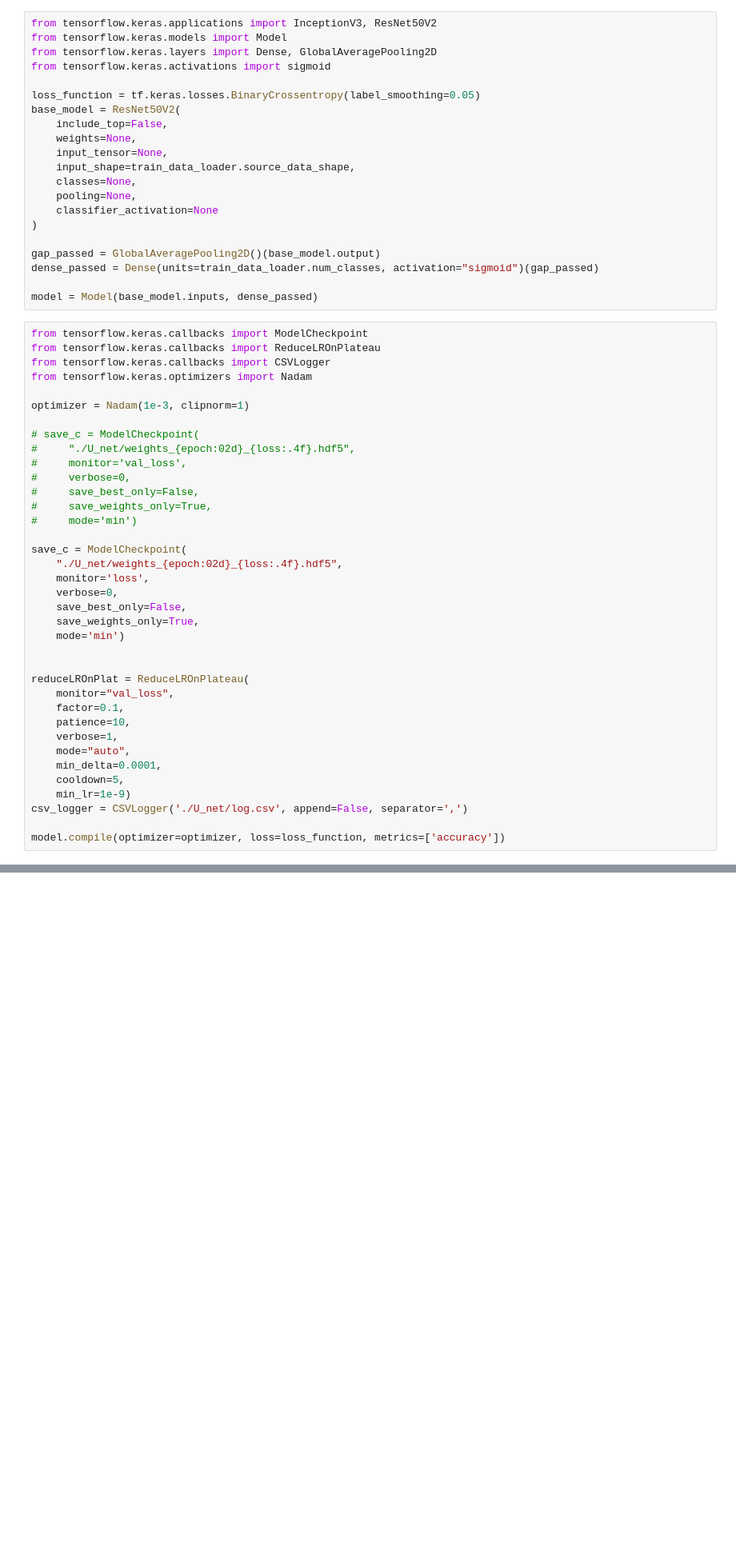
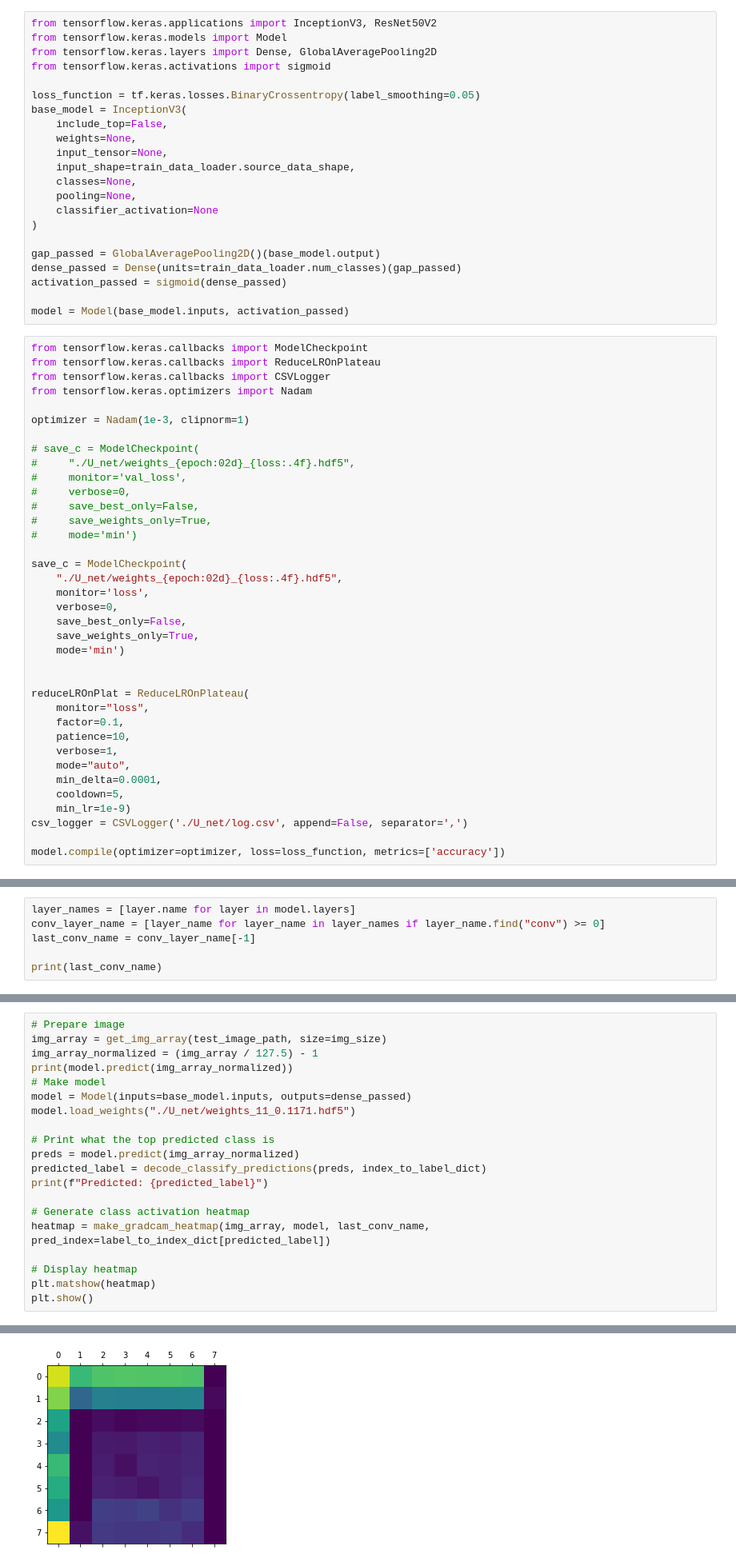
Before and after one commit to tobeor3009/pix2pix_mono_seg, a Jupyter notebook: grad_cam_test.ipynb, the cells around one changed output, grey strips where cells are left out. Shown: that part at 80% size. Cells and saved outputs as stored; diff of their text form; blank space fills up the shorter version.

```diff
--- a/grad_cam_test.ipynb
+++ b/grad_cam_test.ipynb
@@ -42,7 +42,7 @@ from tensorflow.keras.layers import Dense, GlobalAveragePooling2D
 from tensorflow.keras.activations import sigmoid
 
 loss_function = tf.keras.losses.BinaryCrossentropy(label_smoothing=0.05)
-base_model = ResNet50V2(
+base_model = InceptionV3(
     include_top=False,
     weights=None,
     input_tensor=None,
@@ -53,9 +53,10 @@ base_model = ResNet50V2(
 )
 
 gap_passed = GlobalAveragePooling2D()(base_model.output)
-dense_passed = Dense(units=train_data_loader.num_classes, activation="sigmoid")(gap_passed)
+dense_passed = Dense(units=train_data_loader.num_classes)(gap_passed)
+activation_passed = sigmoid(dense_passed)
 
-model = Model(base_model.inputs, dense_passed)
+model = Model(base_model.inputs, activation_passed)
 # %%
 from tensorflow.keras.callbacks import ModelCheckpoint
 from tensorflow.keras.callbacks import ReduceLROnPlateau
@@ -82,7 +83,7 @@ save_c = ModelCheckpoint(
 
 
 reduceLROnPlat = ReduceLROnPlateau(
-    monitor="val_loss",
+    monitor="loss",
     factor=0.1,
     patience=10,
     verbose=1,
@@ -124,0 +252,6 @@ Epoch 12/200
+# %%
+layer_names = [layer.name for layer in model.layers]
+conv_layer_name = [layer_name for layer_name in layer_names if layer_name.find("conv") >= 0]
+last_conv_name = conv_layer_name[-1]
+
+print(last_conv_name)
@@ -124,0 +291,21 @@ Epoch 12/200
+# %%
+# Prepare image
+img_array = get_img_array(test_image_path, size=img_size)
+img_array_normalized = (img_array / 127.5) - 1
+print(model.predict(img_array_normalized))
+# Make model
+model = Model(inputs=base_model.inputs, outputs=dense_passed)
+model.load_weights("./U_net/weights_11_0.1171.hdf5")
+
+# Print what the top predicted class is
+preds = model.predict(img_array_normalized)
+predicted_label = decode_classify_predictions(preds, index_to_label_dict)
+print(f"Predicted: {predicted_label}")
+
+# Generate class activation heatmap
+heatmap = make_gradcam_heatmap(img_array, model, last_conv_name, pred_index=label_to_index_dict[predicted_label])
+
+# Display heatmap
+plt.matshow(heatmap)
+plt.show()
+# %% [output]
@@ -124,0 +314 @@ Epoch 12/200
+[figure, added]
```
Also changed, not shown: parts of 10 cells of this notebook, 3 other files.
